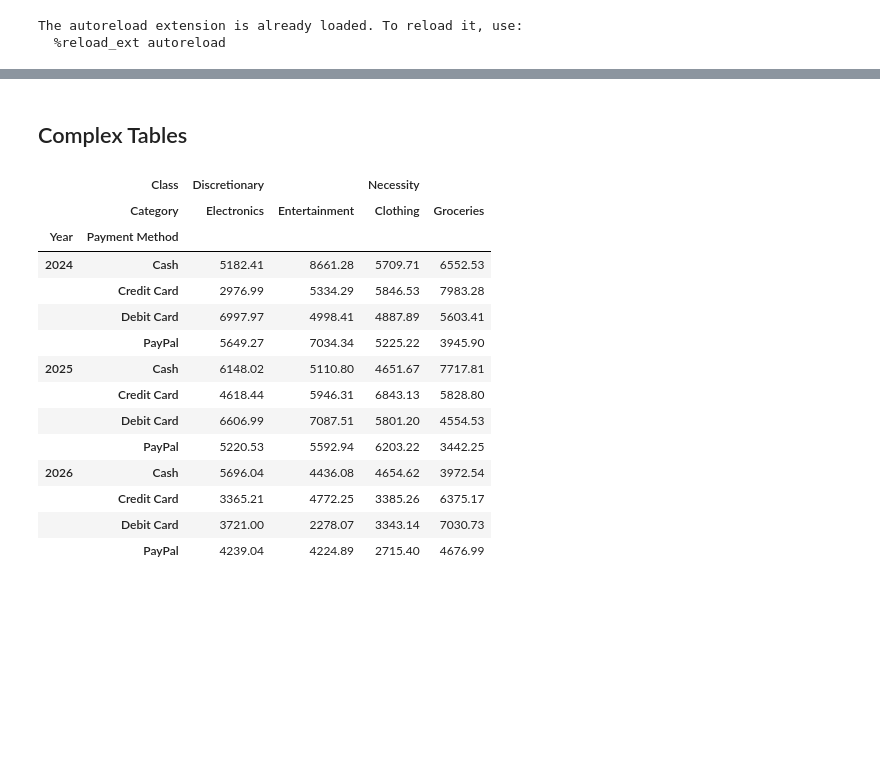
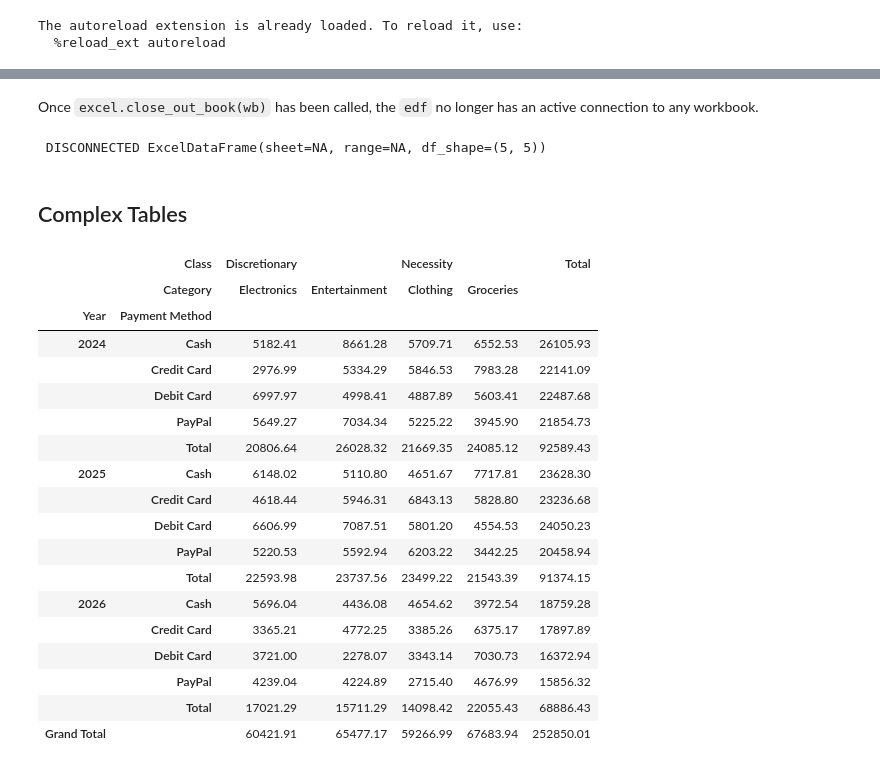
Before and after one commit to peter-amerkhanian/peter-amerkhanian.github.io, a Jupyter notebook: posts/excel-wings/index.ipynb, the cells around one changed output, grey strips where cells are left out. Saved outputs shown, nothing was run; the diff lists cells and outputs as text; code cells hidden in the pictures; blank space fills up the shorter version.

```diff
--- a/posts/excel-wings/index.ipynb
+++ b/posts/excel-wings/index.ipynb
@@ -321,6 +403,12 @@ edf.format_indices(bold=True, color=None)
 edf.format_row('Total', bold="ignore", color="light_grey")
 edf.format_column('Total', bold="ignore", color="light_grey")
 excel.close_out_book(wb)
+# %% [markdown]
+Once `excel.close_out_book(wb)` has been called, the `edf` no longer has an active connection to any workbook.
+# %%
+edf
+# %% [output]
+ DISCONNECTED ExcelDataFrame(sheet=NA, range=NA, df_shape=(5, 5))
 # %% [markdown]
 ## Complex Tables
 # %%
@@ -334,29 +422,45 @@ df["class"] = df["category"].map(
     }
 )
 # %%
-dollars_by_method_yr = df.pivot_table(
-    index=["Year", "payment_method"],
-    columns=["class", "category"],
-    values="amount",
-    aggfunc="sum"
-)
+dollars_by_method_yr = pd.concat(
+    [df[df['Year'] == year].pivot_table(index=["payment_method"],
+                                        columns=["class", "category"],
+                                        values="amount",
+                                        aggfunc="sum",
+                                        margins=True,
+                                        margins_name="Total")
+                                        .reset_index()
+                                        .assign(Year=year)
+                                        .set_index(['Year', 'payment_method'])
+                                        for year in ['2024', '2025', '2026']],
+                                        axis=0)
 dollars_by_method_yr.index.names = ["Year", "Payment Method"]
 dollars_by_method_yr.columns.names = ['Class', 'Category']
 dollars_by_method_yr = dollars_by_method_yr.fillna(0)
+dollars_by_method_yr.loc[("Grand Total", ""), :] = df.pivot_table(
+    index=["class", "category"],
+    values="amount",
+    aggfunc="sum",
+    margins=True,
+    margins_name="Total")["amount"]
 dollars_by_method_yr
 # %% [output]
-|  | Class | Discretionary |  | Necessity |  |
-|  | Category | Electronics | Entertainment | Clothing | Groceries |
-| Year | Payment Method |  |  |  |  |
-| 2024 | Cash | 5182.41 | 8661.28 | 5709.71 | 6552.53 |
-|  | Credit Card | 2976.99 | 5334.29 | 5846.53 | 7983.28 |
-|  | Debit Card | 6997.97 | 4998.41 | 4887.89 | 5603.41 |
-|  | PayPal | 5649.27 | 7034.34 | 5225.22 | 3945.90 |
-| 2025 | Cash | 6148.02 | 5110.80 | 4651.67 | 7717.81 |
-|  | Credit Card | 4618.44 | 5946.31 | 6843.13 | 5828.80 |
-|  | Debit Card | 6606.99 | 7087.51 | 5801.20 | 4554.53 |
-|  | PayPal | 5220.53 | 5592.94 | 6203.22 | 3442.25 |
-| 2026 | Cash | 5696.04 | 4436.08 | 4654.62 | 3972.54 |
-|  | Credit Card | 3365.21 | 4772.25 | 3385.26 | 6375.17 |
-|  | Debit Card | 3721.00 | 2278.07 | 3343.14 | 7030.73 |
-|  | PayPal | 4239.04 | 4224.89 | 2715.40 | 4676.99 |
+|  | Class | Discretionary |  | Necessity |  | Total |
+|  | Category | Electronics | Entertainment | Clothing | Groceries |  |
+| Year | Payment Method |  |  |  |  |  |
+| 2024 | Cash | 5182.41 | 8661.28 | 5709.71 | 6552.53 | 26105.93 |
+|  | Credit Card | 2976.99 | 5334.29 | 5846.53 | 7983.28 | 22141.09 |
+|  | Debit Card | 6997.97 | 4998.41 | 4887.89 | 5603.41 | 22487.68 |
+|  | PayPal | 5649.27 | 7034.34 | 5225.22 | 3945.90 | 21854.73 |
+|  | Total | 20806.64 | 26028.32 | 21669.35 | 24085.12 | 92589.43 |
+| 2025 | Cash | 6148.02 | 5110.80 | 4651.67 | 7717.81 | 23628.30 |
+|  | Credit Card | 4618.44 | 5946.31 | 6843.13 | 5828.80 | 23236.68 |
+|  | Debit Card | 6606.99 | 7087.51 | 5801.20 | 4554.53 | 24050.23 |
+|  | PayPal | 5220.53 | 5592.94 | 6203.22 | 3442.25 | 20458.94 |
+|  | Total | 22593.98 | 23737.56 | 23499.22 | 21543.39 | 91374.15 |
+| 2026 | Cash | 5696.04 | 4436.08 | 4654.62 | 3972.54 | 18759.28 |
+|  | Credit Card | 3365.21 | 4772.25 | 3385.26 | 6375.17 | 17897.89 |
+|  | Debit Card | 3721.00 | 2278.07 | 3343.14 | 7030.73 | 16372.94 |
+|  | PayPal | 4239.04 | 4224.89 | 2715.40 | 4676.99 | 15856.32 |
+|  | Total | 17021.29 | 15711.29 | 14098.42 | 22055.43 | 68886.43 |
+| Grand Total |  | 60421.91 | 65477.17 | 59266.99 | 67683.94 | 252850.01 |
```
Also changed, not shown: parts of 73 cells of this notebook, 12 other files.
